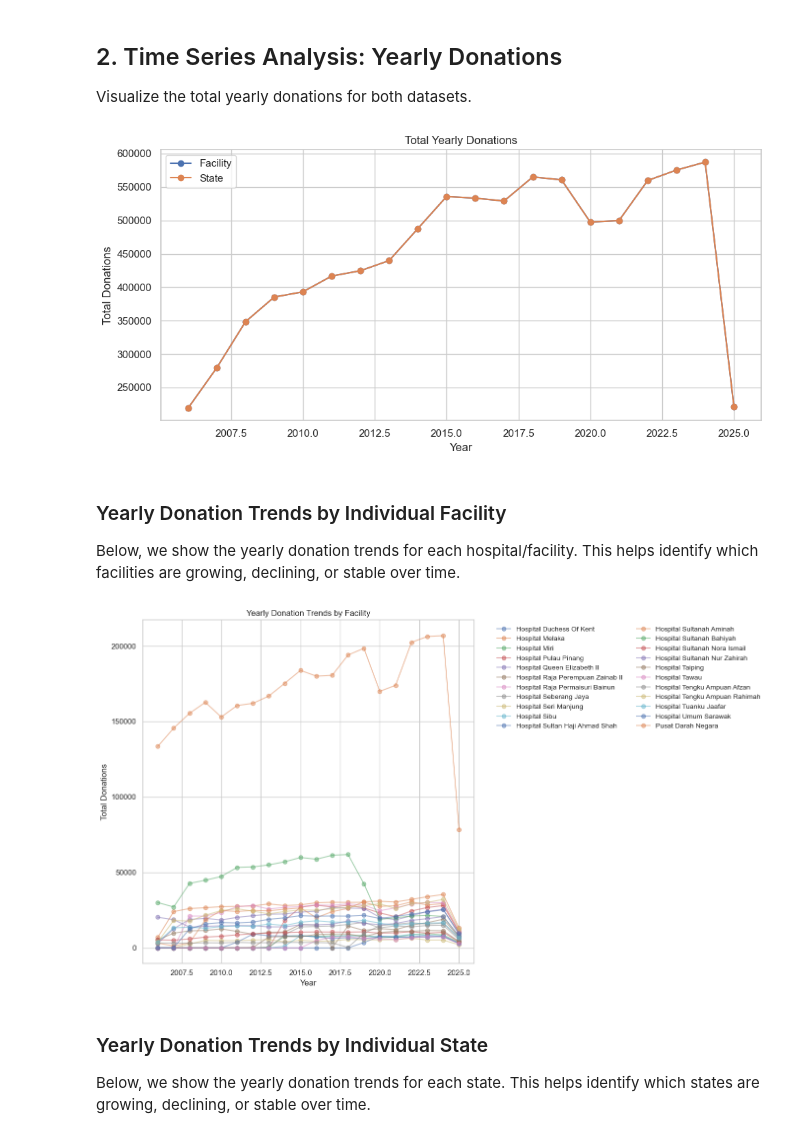
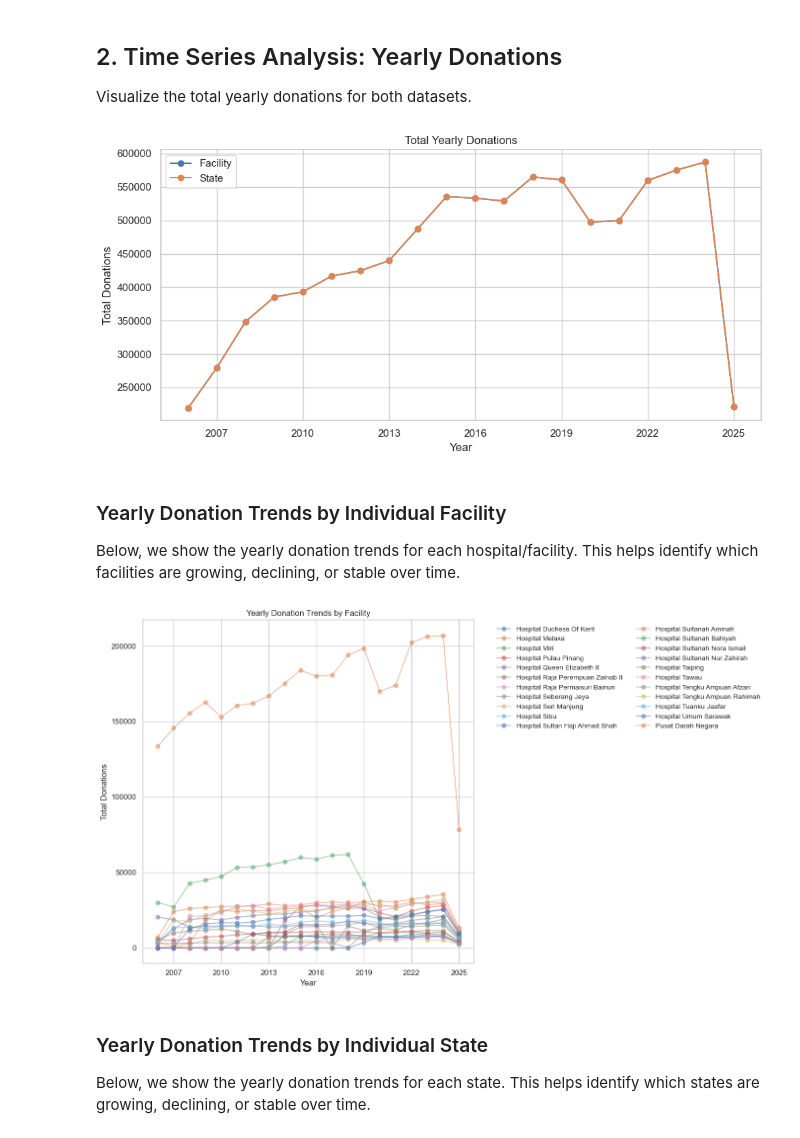
Before and after one commit to 17127309/data-darah-public, a Jupyter notebook: main_WQD7003.ipynb, the cells around one changed output. Cells and saved outputs as stored; diff of their text form; code cells hidden in the pictures.

```diff
--- a/main_WQD7003.ipynb
+++ b/main_WQD7003.ipynb
@@ -874,26 +874,29 @@ if 'state' in state_df.columns:
 Visualize the total yearly donations for both datasets.
 # %%
 # Make sure all previous cells have been run so that facility_df and state_df are defined
+
+import matplotlib.ticker as mticker
 
 # Convert 'date' columns to datetime, handling different formats
 facility_df['date'] = pd.to_datetime(facility_df['date'], errors='coerce')
 state_df['date'] = pd.to_datetime(state_df['date'], dayfirst=True, errors='coerce')
 
 # Group by year and sum donations
 facility_yearly = facility_df.groupby(facility_df['date'].dt.year)['daily'].sum()
 state_yearly = state_df.groupby(state_df['date'].dt.year)['daily'].sum()
 
 plt.figure(figsize=(10,5))
 facility_yearly.plot(label='Facility', marker='o')
 state_yearly.plot(label='State', marker='o')
 plt.title('Total Yearly Donations')
 plt.xlabel('Year')
 plt.ylabel('Total Donations')
 plt.legend()
+plt.gca().xaxis.set_major_locator(mticker.MaxNLocator(integer=True))
 plt.tight_layout()
 plt.show()
 # %% [output]
-[figure, old version]
+[figure, new version]
 # %% [markdown]
 ### Yearly Donation Trends by Individual Facility
 Below, we show the yearly donation trends for each hospital/facility. This helps identify which facilities are growing, declining, or stable over time.
@@ -909,11 +912,12 @@ for col in facility_yearly_pivot.columns:
 plt.title('Yearly Donation Trends by Facility')
 plt.xlabel('Year')
 plt.ylabel('Total Donations')
+plt.gca().xaxis.set_major_locator(mticker.MaxNLocator(integer=True))
 plt.legend(bbox_to_anchor=(1.05, 1), loc='upper left', fontsize='small', ncol=2, frameon=False)
 plt.tight_layout()
 plt.show()
 # %% [output]
-[figure, old version]
+[figure, new version]
 # %% [markdown]
 ### Yearly Donation Trends by Individual State
 Below, we show the yearly donation trends for each state. This helps identify which states are growing, declining, or stable over time.
```
Also changed, not shown: parts of 1 cell of this notebook.
